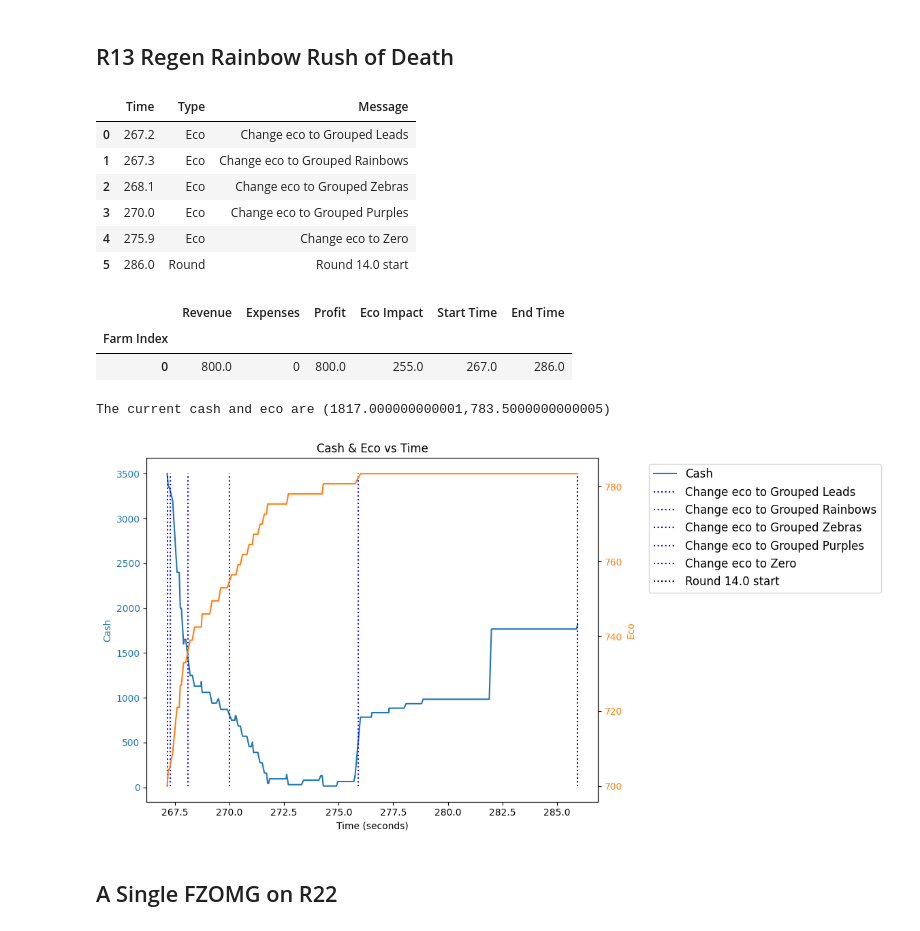
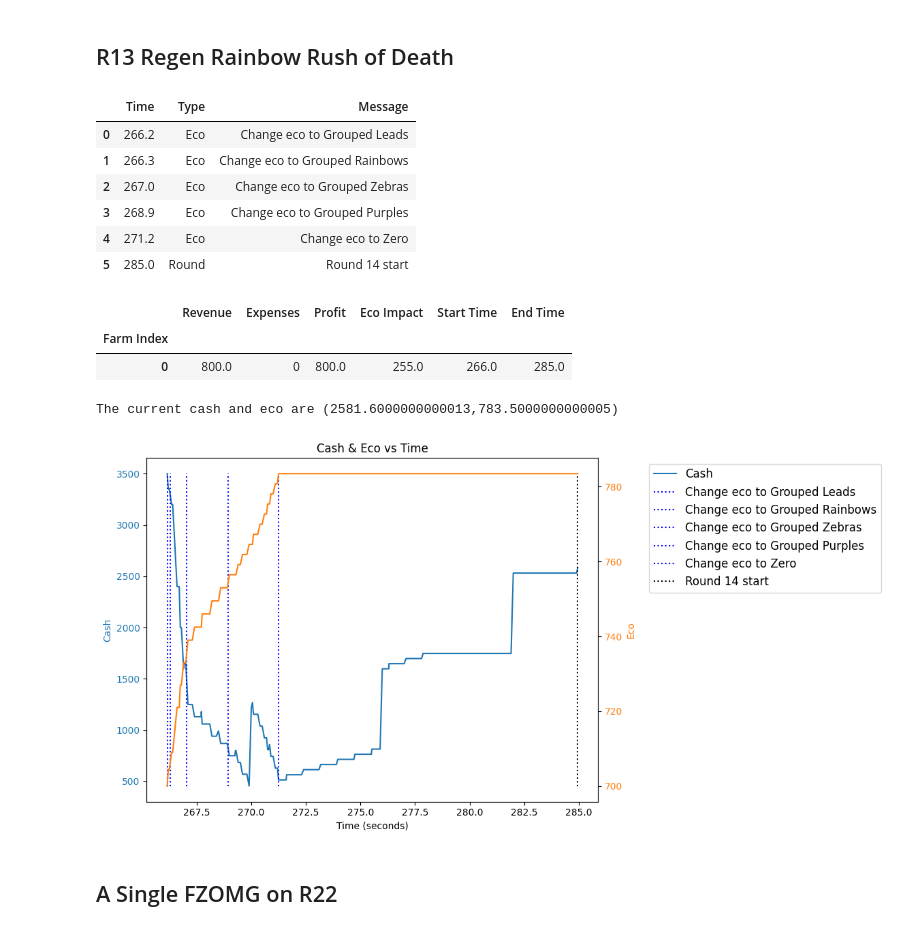
Before and after one commit to redlaserbmBTD/BTDB2_SIMULATOR, a Jupyter notebook: tutorials/4_rushing.ipynb, the cells around one changed output. Saved outputs shown, nothing was run; the diff lists cells and outputs as text; code cells hidden in the pictures.

```diff
--- a/tutorials/4_rushing.ipynb
+++ b/tutorials/4_rushing.ipynb
@@ -18,43 +19,43 @@ If you set an eco send in the queue to have a `max_send_amount` and then do not
 rounds = b2.Rounds(0.1)
 
 farms = [
     b2.initFarm(rounds.getTimeFromRound(7), upgrades = [3,2,0])
 ]
 
 eco_queue = [
     b2.ecoSend(send_name = 'Grouped Leads', max_send_amount = 2, time = rounds.getTimeFromRound(13)),
     b2.ecoSend(send_name = 'Grouped Rainbows', max_send_amount = 5, property='Regrow'),
     b2.ecoSend(send_name = 'Grouped Zebras', max_send_amount = 5),
     b2.ecoSend(send_name = 'Grouped Purples', max_send_amount = 10),
 ]
 
 initial_state_game = {
     'Cash': 3500,
     'Eco': 700,
     'Eco Queue': eco_queue,
     'Rounds': rounds,
     'Farms': farms,
     'Game Round': 13
 }
 
 game_state = b2.GameState(initial_state_game)
 game_state.fastForward(target_round = 14)
-game_state.viewCashEcoHistory()
+dd.viewHistory(game_state)
 print("The current cash and eco are (%s,%s)"%(game_state.cash, game_state.eco))
 b2.writeLog(game_state.logs, filename = 'rrod_example')
 # %% [output]
 |  | Time | Type | Message |
-| 0 | 267.2 | Eco | Change eco to Grouped Leads |
-| 1 | 267.3 | Eco | Change eco to Grouped Rainbows |
-| 2 | 268.1 | Eco | Change eco to Grouped Zebras |
-| 3 | 270.0 | Eco | Change eco to Grouped Purples |
-| 4 | 275.9 | Eco | Change eco to Zero |
-| 5 | 286.0 | Round | Round 14.0 start |
+| 0 | 266.2 | Eco | Change eco to Grouped Leads |
+| 1 | 266.3 | Eco | Change eco to Grouped Rainbows |
+| 2 | 267.0 | Eco | Change eco to Grouped Zebras |
+| 3 | 268.9 | Eco | Change eco to Grouped Purples |
+| 4 | 271.2 | Eco | Change eco to Zero |
+| 5 | 285.0 | Round | Round 14 start |
 |  | Revenue | Expenses | Profit | Eco Impact | Start Time | End Time |
 | Farm Index |  |  |  |  |  |  |
-| 0 | 800.0 | 0 | 800.0 | 255.0 | 267.0 | 286.0 |
+| 0 | 800.0 | 0 | 800.0 | 255.0 | 266.0 | 285.0 |
-The current cash and eco are (1817.000000000001,783.5000000000005)
+The current cash and eco are (2581.6000000000013,783.5000000000005)
-[figure, old version]
+[figure, new version]
 # %% [markdown]
 ## A Single FZOMG on R22
 # %%
```
Also changed, not shown: parts of 2 cells of this notebook, 29 other files.
